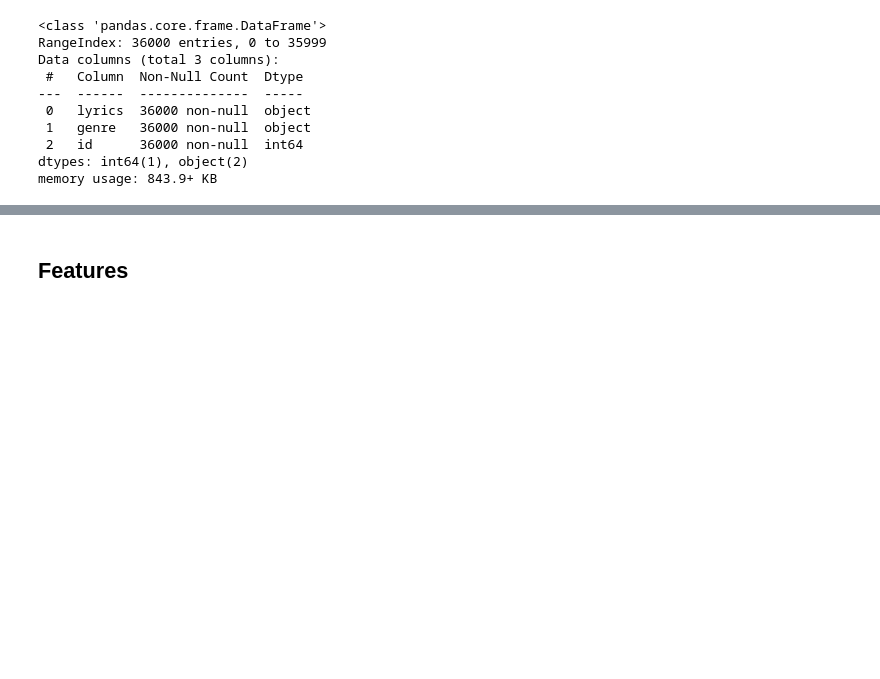
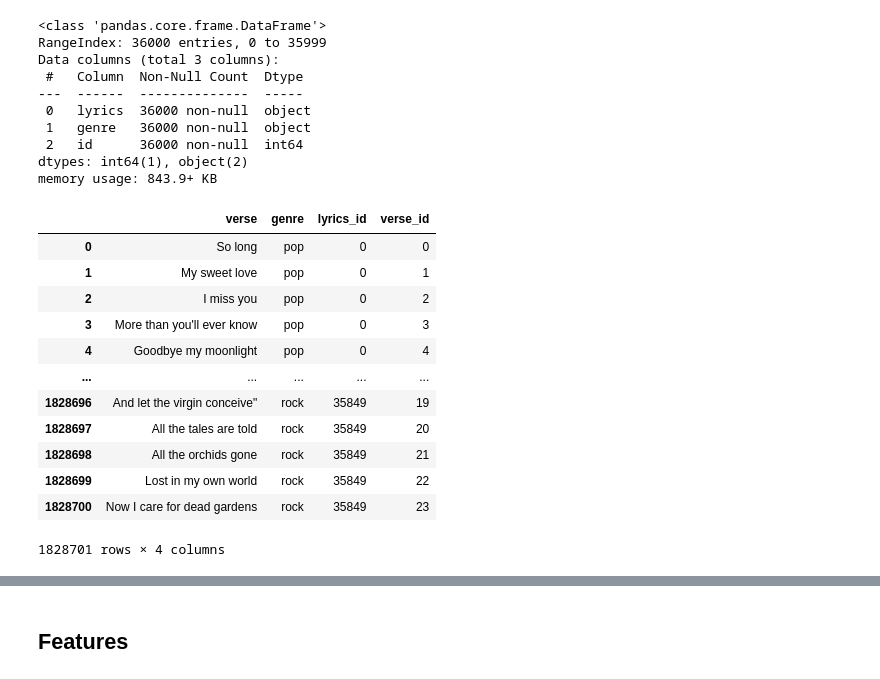
Before and after one commit to mattiapggioli/lyrics2ts, a Jupyter notebook: notebooks/03_gpca_model_training.ipynb, the cells around one changed output, grey strips where cells are left out. Cells and saved outputs as stored; diff of their text form; code cells hidden in the pictures; blank space fills up the shorter version.

Commit message:
fix dataframe concatenation when preparing data for gpca

```diff
--- a/notebooks/03_gpca_model_training.ipynb
+++ b/notebooks/03_gpca_model_training.ipynb
@@ -66,15 +64,30 @@ df = df.reset_index()
 # %%
 lyrics = list(df['lyrics'])
 genres = list(df['genre'])
 
 verses = [verse for lyr in lyrics for verse in lyr]
 genres_by_verse = [genre for lyr, genre in zip(lyrics, genres) for verse in lyr]
 
 lyrics_indexes = [i for i, lyr in enumerate(lyrics) for verse in lyr]
 verse_indexes = [i for lyr in lyrics for i, verse in enumerate(lyr)]
 
 df_verse = pd.DataFrame({'verse': verses, 'genre': genres_by_verse,
                          'lyrics_id': lyrics_indexes, 'verse_id': verse_indexes})
 
 #df_verse = df_verse.groupby('genre').sample(frac=0.05, random_state=42).reset_index()
 #df_verse = df_verse.groupby('genre').sample(n=25, random_state=42).reset_index()
+df_verse
+# %% [output]
+|  | verse | genre | lyrics_id | verse_id |
+| 0 | So long | pop | 0 | 0 |
+| 1 | My sweet love | pop | 0 | 1 |
+| 2 | I miss you | pop | 0 | 2 |
+| 3 | More than you'll ever know | pop | 0 | 3 |
+| 4 | Goodbye my moonlight | pop | 0 | 4 |
+| ... | ... | ... | ... | ... |
+| 1828696 | And let the virgin conceive" | rock | 35849 | 19 |
+| 1828697 | All the tales are told | rock | 35849 | 20 |
+| 1828698 | All the orchids gone | rock | 35849 | 21 |
+| 1828699 | Lost in my own world | rock | 35849 | 22 |
+| 1828700 | Now I care for dead gardens | rock | 35849 | 23 |
+1828701 rows × 4 columns
```
Also changed, not shown: parts of 19 cells of this notebook, 8 other files.
